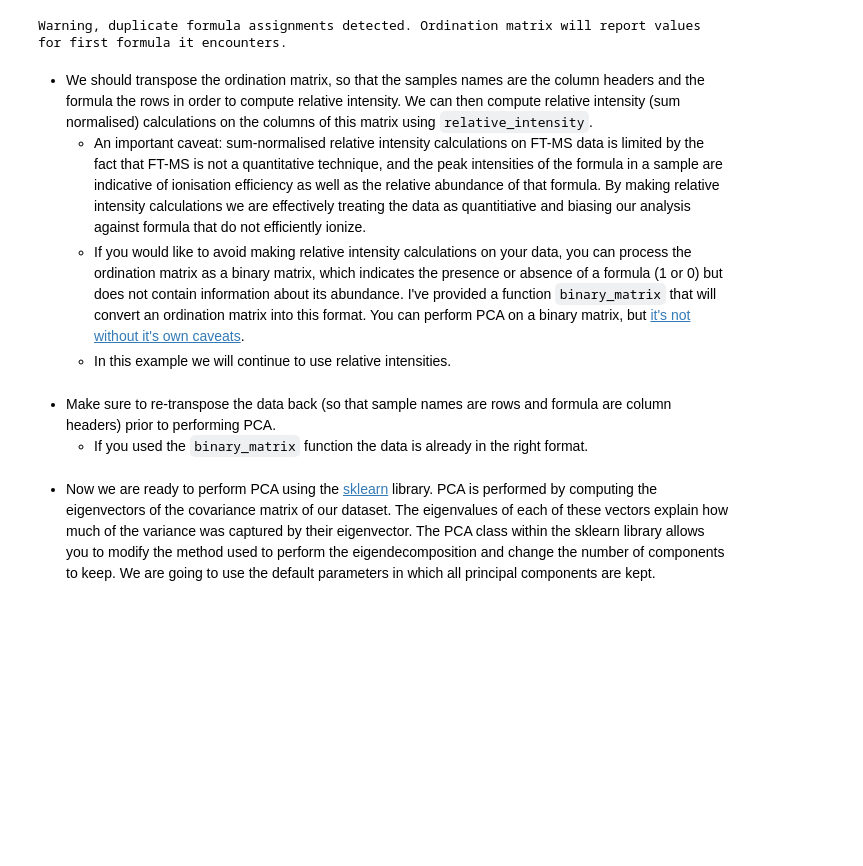
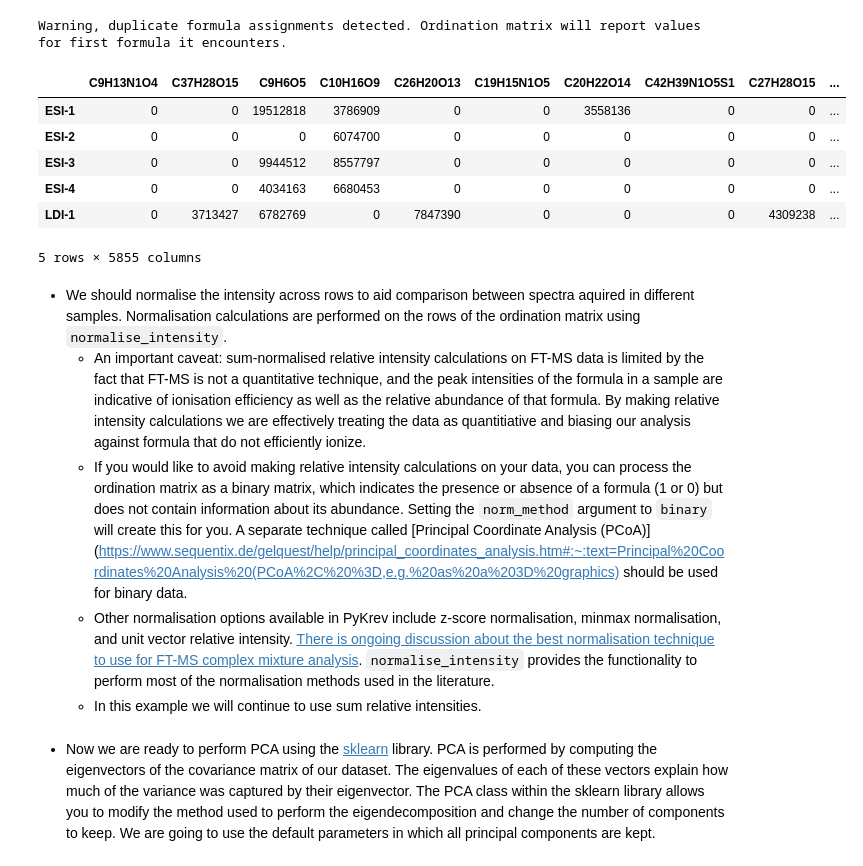
Before and after one commit to Kzra/pykrev, a Jupyter notebook: docs/pca_with_pykrev/PCAwithPyKrev.ipynb, the cells around one changed output. Drawn from its saved outputs; the diff is of its cells as text; code cells hidden in the pictures; blank space fills up the shorter version.

````diff
--- a/docs/pca_with_pykrev/PCAwithPyKrev.ipynb
+++ b/docs/pca_with_pykrev/PCAwithPyKrev.ipynb
@@ -24,8 +24,19 @@ fdata, fordination = pk.read_batch_formularity('../example_data/mixed_batch.csv'
 nsample, nformula = fordination.shape #the ordination matrix has samples in rows and formula in columns
 # %% [output]
 Warning, duplicate formula assignments detected. Ordination matrix will report values for first formula it encounters.
+# %%
+fordination.head()
+# %% [output]
+|  | C9H13N1O4 | C37H28O15 | C9H6O5 | C10H16O9 | C26H20O13 | C19H15N1O5 | C20H22O14 | C42H39N1O5S1 | C27H28O15 | ... |
+| ESI-1 | 0 | 0 | 19512818 | 3786909 | 0 | 0 | 3558136 | 0 | 0 | ... |
+| ESI-2 | 0 | 0 | 0 | 6074700 | 0 | 0 | 0 | 0 | 0 | ... |
+| ESI-3 | 0 | 0 | 9944512 | 8557797 | 0 | 0 | 0 | 0 | 0 | ... |
+| ESI-4 | 0 | 0 | 4034163 | 6680453 | 0 | 0 | 0 | 0 | 0 | ... |
+| LDI-1 | 0 | 3713427 | 6782769 | 0 | 7847390 | 0 | 0 | 0 | 4309238 | ... |
+5 rows × 5855 columns
 # %% [markdown]
-* We should transpose the ordination matrix, so that the samples names are the column headers and the formula the rows in order to compute relative intensity. We can then compute relative intensity (sum normalised) calculations on the columns of this matrix using ```relative_intensity```.
+* We should normalise the intensity across rows to aid comparison between spectra aquired in different samples. Normalisation calculations are performed on the rows of the ordination matrix using ```normalise_intensity```.
   * An important caveat: sum-normalised relative intensity calculations on FT-MS data is limited by the fact that FT-MS is not a quantitative technique, and the peak intensities of the formula in a sample are indicative of ionisation efficiency as well as the relative abundance of that formula. By making relative intensity calculations we are effectively treating the data as quantitiative and biasing our analysis against formula that do not efficiently ionize.
-  * If you would like to avoid making relative intensity calculations on your data, you can process the ordination matrix as a binary matrix, which indicates the presence or absence of a formula (1 or 0) but does not contain information about its abundance. I've provided a function ```binary_matrix``` that will convert an ordination matrix into this format. You can perform PCA on a binary matrix, but [it's not without it's own caveats](https://stats.stackexchange.com/questions/16331/doing-principal-component-analysis-or-factor-analysis-on-binary-data).
-  * In this example we will continue to use relative intensities.
+  * If you would like to avoid making relative intensity calculations on your data, you can process the ordination matrix as a binary matrix, which indicates the presence or absence of a formula (1 or 0) but does not contain information about its abundance. Setting the ```norm_method``` argument to ```binary``` will create this for you. A separate technique called [Principal Coordinate Analysis (PCoA)](https://www.sequentix.de/gelquest/help/principal_coordinates_analysis.htm#:~:text=Principal%20Coordinates%20Analysis%20(PCoA%2C%20%3D,e.g.%20as%20a%203D%20graphics) should be used for binary data.
+  * Other normalisation options available in PyKrev include z-score normalisation, minmax normalisation, and unit vector relative intensity. [There is ongoing discussion about the best normalisation technique to use for FT-MS complex mixture analysis](https://analyticalsciencejournals.onlinelibrary.wiley.com/doi/10.1002/rcm.9068). ```normalise_intensity``` provides the functionality to perform most of the normalisation methods used in the literature.
+  * In this example we will continue to use sum relative intensities.
@@ -42,3 +42,0 @@ bordination = binary_matrix(fordination) # no need to transpose!
-# %% [markdown]
-* Make sure to re-transpose the data back (so that sample names are rows and formula are column headers) prior to performing PCA.
-  * If you used the ```binary_matrix``` function the data is already in the right format.
````
Also changed, not shown: parts of 10 cells of this notebook, 39 other files.
